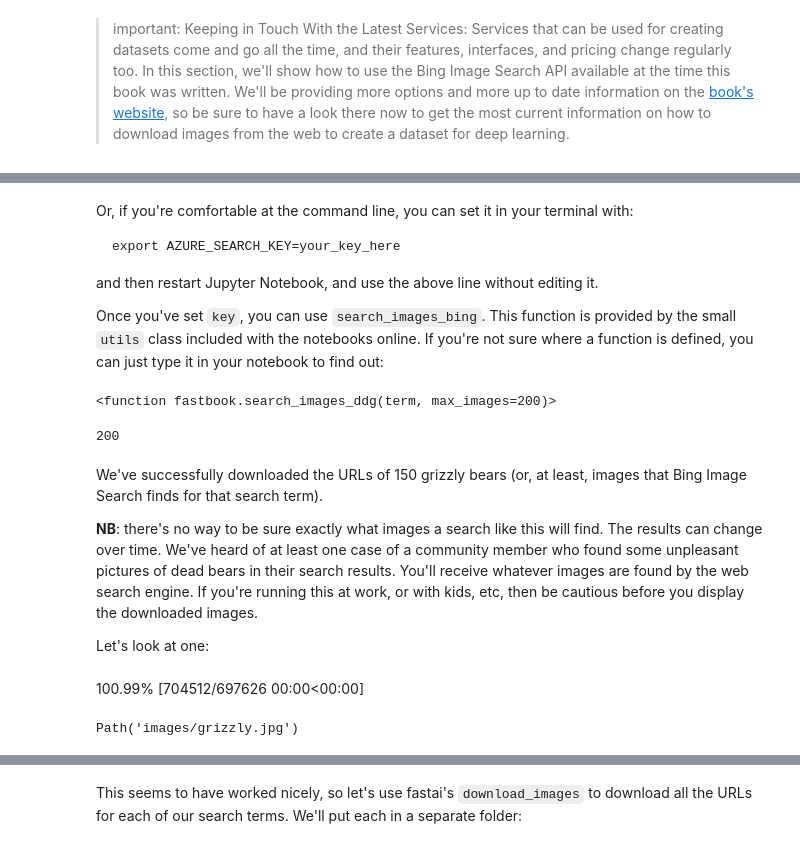
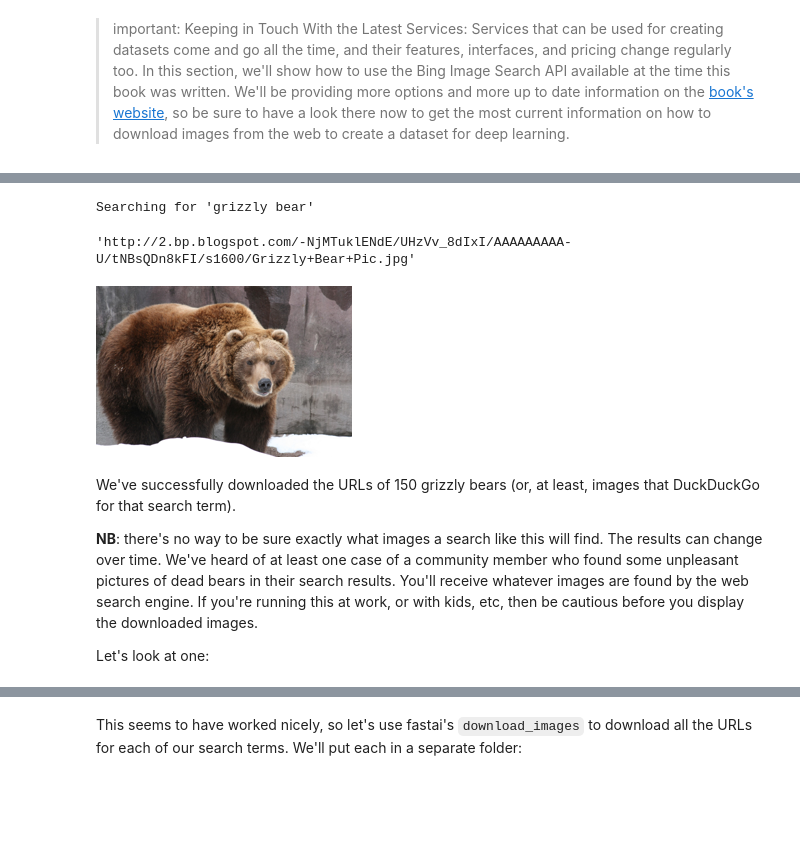
Before and after one commit to CarlosSMWolff/fastbook, a Jupyter notebook: 02_production.ipynb, the cells around one changed output, grey strips where cells are left out. Saved outputs shown, nothing was run; the diff lists cells and outputs as text; code cells hidden in the pictures; blank space fills up the shorter version.

Commit message:
Changed Bing from DuckDuckGo

```diff
--- a/02_production.ipynb
+++ b/02_production.ipynb
@@ -121,23 +116,28 @@ key = os.environ.get('AZURE_SEARCH_KEY', 'XXX')
-# %% [markdown]
-Or, if you're comfortable at the command line, you can set it in your terminal with:
-
-    export AZURE_SEARCH_KEY=your_key_here
-
-and then restart Jupyter Notebook, and use the above line without editing it.
-
-Once you've set `key`, you can use `search_images_bing`. This function is provided by the small `utils` class included with the notebooks online. If you're not sure where a function is defined, you can just type it in your notebook to find out:
-# %%
-search_images_ddg
-# %% [output]
-<function fastbook.search_images_ddg(term, max_images=200)>
-# %%
-results = search_images_ddg('grizzly bear')
-ims = results.attrgot('contentUrl')
-len(ims)
-# %% [output]
-200
+# %%
+from duckduckgo_search import ddg_images
+from fastcore.all import *
+
+def search_images(term, max_images=30):
+    print(f"Searching for '{term}'")
+    return L(ddg_images(term, max_results=max_images)).itemgot('image')
+# %%
+#NB: `search_images` depends on duckduckgo.com, which doesn't always return correct responses.
+#    If you get a JSON error, just try running it again (it may take a couple of tries).
+urls = search_images('grizzly bear', max_images=150)
+urls[0]
+# %% [output]
+Searching for 'grizzly bear'
+'http://2.bp.blogspot.com/-NjMTuklENdE/UHzVv_8dIxI/AAAAAAAAA-U/tNBsQDn8kFI/s1600/Grizzly+Bear+Pic.jpg'
+# %%
+dest = 'images/grizzly.jpg'
+download_url(urls[0], dest, show_progress=False)
+
+im = Image.open(dest)
+im.to_thumb(256,256)
+# %% [output]
+[figure, added]
 # %% [markdown]
-We've successfully downloaded the URLs of 150 grizzly bears (or, at least, images that Bing Image Search finds for that search term).
+We've successfully downloaded the URLs of 150 grizzly bears (or, at least, images that DuckDuckGo for that search term).
 
 **NB**: there's no way to be sure exactly what images a search like this will find. The results can change over time. We've heard of at least one case of a community member who found some unpleasant pictures of dead bears in their search results. You'll receive whatever images are found by the web search engine. If you're running this at work, or with kids, etc, then be cautious before you display the downloaded images.
 
@@ -148,9 +145,3 @@ ims = ['http://3.bp.blogspot.com/-S1scRCkI3vY/UHzV2kucsPI/AAAAAAAAA-k/YQ5UzHEm9S
-# %%
-dest = 'images/grizzly.jpg'
-download_url(ims[0], dest)
-# %% [output]
-100.99% [704512/697626 00:00<00:00]
-Path('images/grizzly.jpg')
 # %%
 im = Image.open(dest)
 im.to_thumb(128,128)
```
Also changed, not shown: parts of 7 cells of this notebook, 1 other file.
